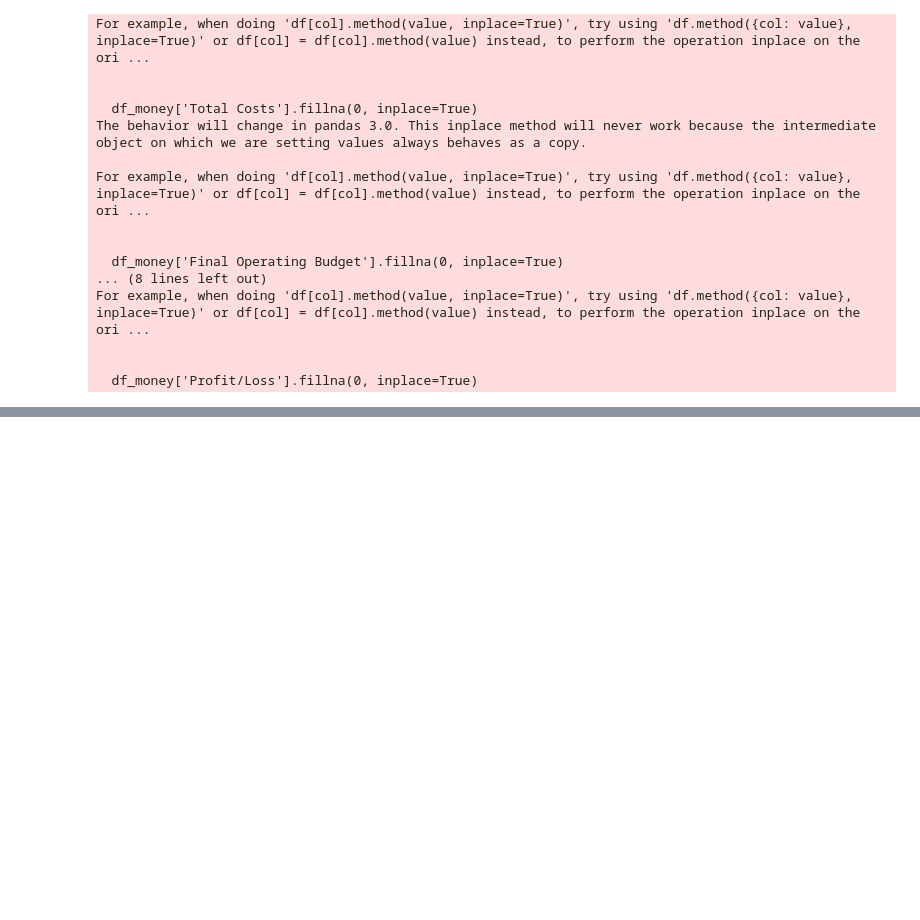
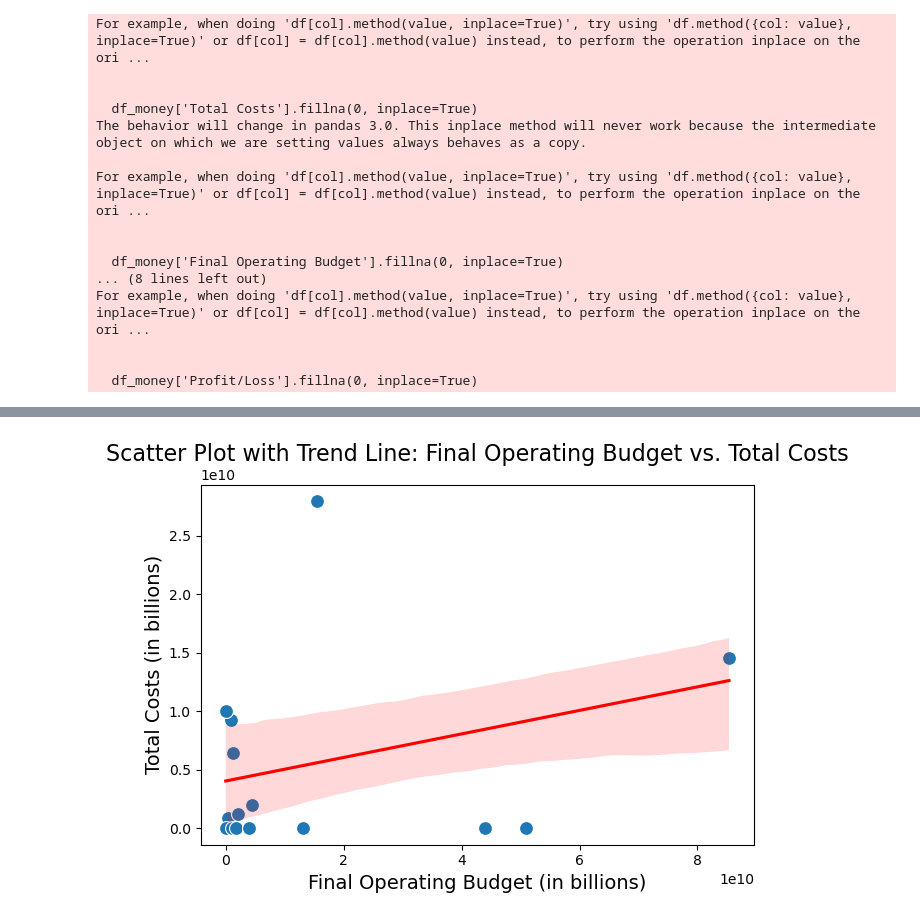
Before and after one commit to ezishr/CodeDex---Hackathon-Summer-2024, a Jupyter notebook: index.ipynb, the cells around one changed output, grey strips where cells are left out. Saved outputs shown, nothing was run; the diff lists cells and outputs as text; code cells hidden in the pictures; blank space fills up the shorter version.

```diff
--- a/index.ipynb
+++ b/index.ipynb
@@ -465,0 +474,12 @@ plt.show()
+# %%
+df_filtered = df_money.dropna(subset=['Final Operating Budget', 'Total Costs'])
+sns.scatterplot(x='Final Operating Budget', y='Total Costs', data=df_filtered, s=100)
+sns.regplot(x='Final Operating Budget', y='Total Costs', data=df_filtered, scatter=False, color='red')
+plt.xlabel('Final Operating Budget (in billions)', fontsize=14)
+plt.ylabel('Total Costs (in billions)', fontsize=14)
+plt.title('Scatter Plot with Trend Line: Final Operating Budget vs. Total Costs', fontsize=16)
+plt.tight_layout()
+
+plt.show()
+# %% [output]
+[figure, added]
```
Also changed, not shown: parts of 17 cells of this notebook, 1 other file.
